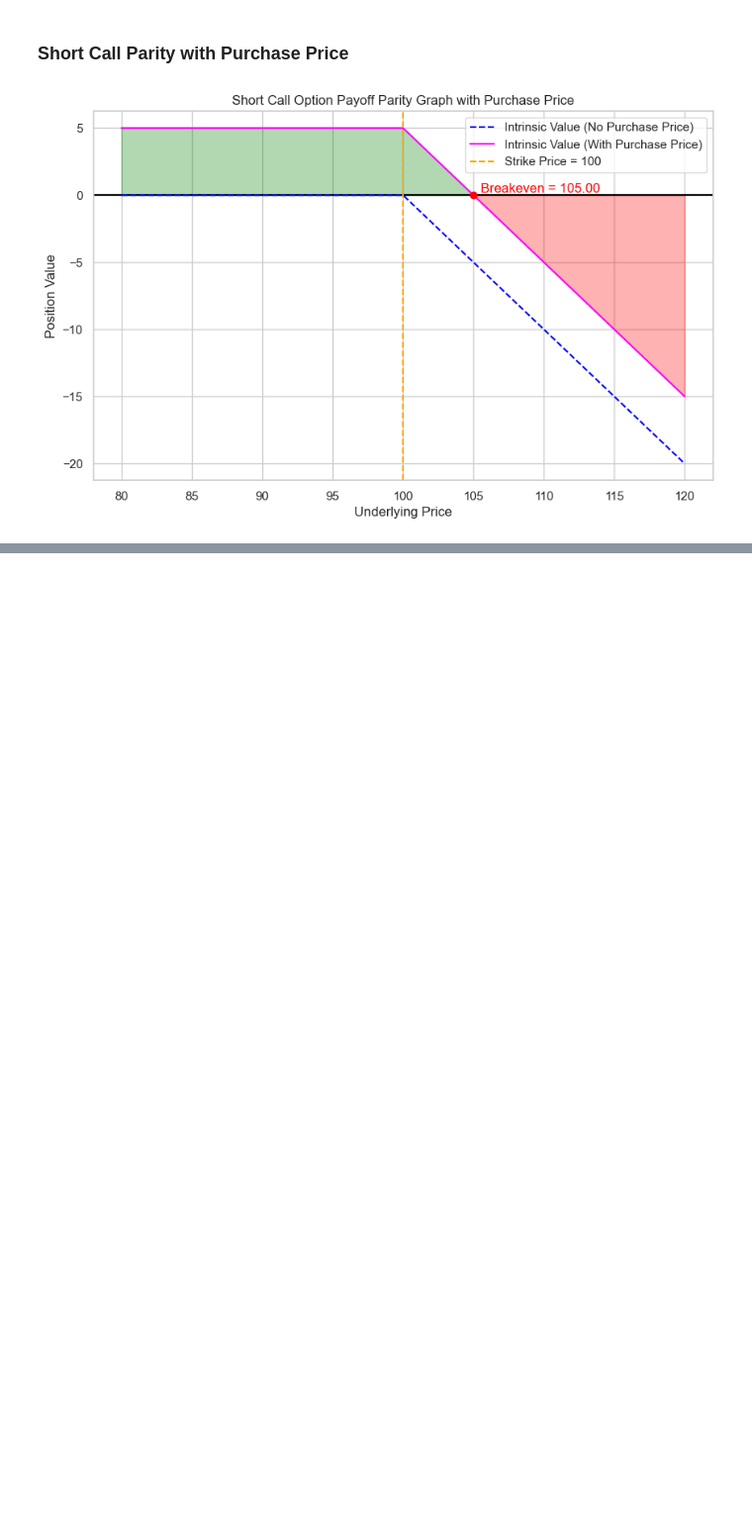
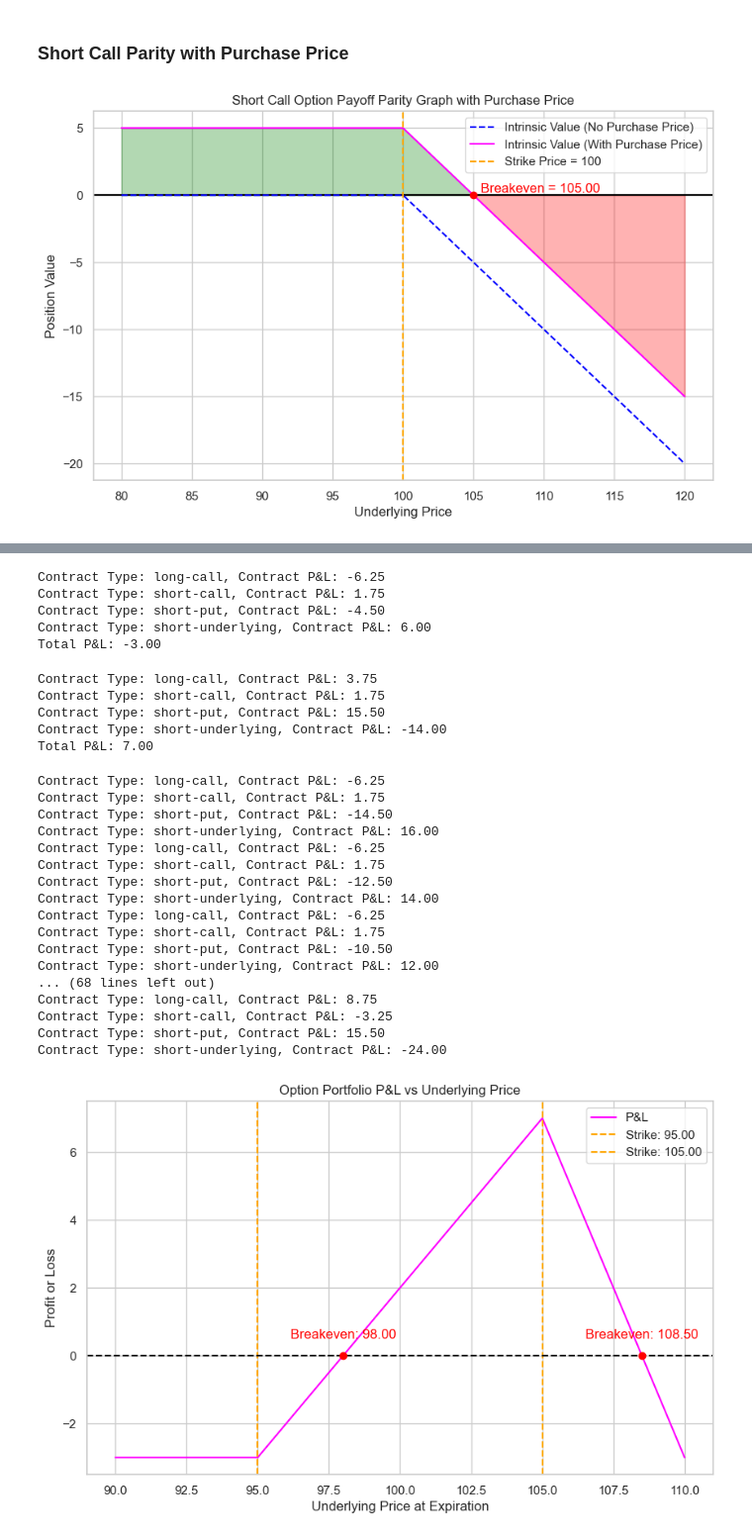
Before and after one commit to skstavroglou/option-volatility-and-pricing, a Jupyter notebook: options-learning-lab.ipynb, the cells around one changed output, grey strips where cells are left out. Shown at 99% size. Cells and saved outputs as stored; diff of their text form; code cells hidden in the pictures; blank space fills up the shorter version.

Commit message:
Multi-Option Portfolio P&L

```diff
--- a/options-learning-lab.ipynb
+++ b/options-learning-lab.ipynb
@@ -853,0 +858,7 @@ plot_short_call_option_parity_with_purchase_price(spot_prices, strike_price, pur
+# %%
+# Example usage
+spot_prices = np.array([90, 95, 105, 110])
+strike_prices = np.array([95, 105, 105])
+contract_type = np.array(["long-call", "short-call", "short-put"])
+contract_amounts = np.array([1, 1, 2])
+underlying_contracts = -2
@@ -853,0 +927,26 @@ plot_short_call_option_parity_with_purchase_price(spot_prices, strike_price, pur
+# %%
+# Example usage:
+contract_prices = np.array([6.25, 1.75, 7.75, 98.00])
+contract_amounts = np.array([1, 1, 2, 2])
+contract_types = np.array(["long-call", "short-call", "short-put", "short-underlying"])
+strike_prices = np.array([95, 105, 105, np.nan])  # np.nan for underlying contracts
+underlying_price_at_maturity = 95.00
+# %%
+total_pnl = calculate_option_pnl(contract_prices, contract_amounts, contract_types, underlying_price_at_maturity, strike_prices)
+print(f"Total P&L: {total_pnl:.2f}")
+# %% [output]
+Contract Type: long-call, Contract P&L: -6.25
+Contract Type: short-call, Contract P&L: 1.75
+Contract Type: short-put, Contract P&L: -4.50
+Contract Type: short-underlying, Contract P&L: 6.00
+Total P&L: -3.00
+# %%
+underlying_price_at_maturity = 105.00
+total_pnl = calculate_option_pnl(contract_prices, contract_amounts, contract_types, underlying_price_at_maturity, strike_prices)
+print(f"Total P&L: {total_pnl:.2f}")
+# %% [output]
+Contract Type: long-call, Contract P&L: 3.75
+Contract Type: short-call, Contract P&L: 1.75
+Contract Type: short-put, Contract P&L: 15.50
+Contract Type: short-underlying, Contract P&L: -14.00
+Total P&L: 7.00
@@ -853,0 +1001,28 @@ plot_short_call_option_parity_with_purchase_price(spot_prices, strike_price, pur
+# %%
+# Example usage of the function
+contract_prices = np.array([6.25, 1.75, 7.75, 98.00])
+contract_amounts = np.array([1, 1, 2, 2])
+contract_types = np.array(["long-call", "short-call", "short-put", "short-underlying"])
+strike_prices = np.array([95, 105, 105, np.nan])  # np.nan for underlying contracts
+underlying_price_range = np.arange(90, 111, 1)
+# %%
+plot_option_pnl_vs_underlying(contract_prices, contract_amounts, contract_types, strike_prices, underlying_price_range)
+# %% [output]
+Contract Type: long-call, Contract P&L: -6.25
+Contract Type: short-call, Contract P&L: 1.75
+Contract Type: short-put, Contract P&L: -14.50
+Contract Type: short-underlying, Contract P&L: 16.00
+Contract Type: long-call, Contract P&L: -6.25
+Contract Type: short-call, Contract P&L: 1.75
+Contract Type: short-put, Contract P&L: -12.50
+Contract Type: short-underlying, Contract P&L: 14.00
+Contract Type: long-call, Contract P&L: -6.25
+Contract Type: short-call, Contract P&L: 1.75
+Contract Type: short-put, Contract P&L: -10.50
+Contract Type: short-underlying, Contract P&L: 12.00
+... (68 lines left out)
+Contract Type: long-call, Contract P&L: 8.75
+Contract Type: short-call, Contract P&L: -3.25
+Contract Type: short-put, Contract P&L: 15.50
+Contract Type: short-underlying, Contract P&L: -24.00
+[figure, added]
```
Also changed, not shown: parts of 6 cells of this notebook.
